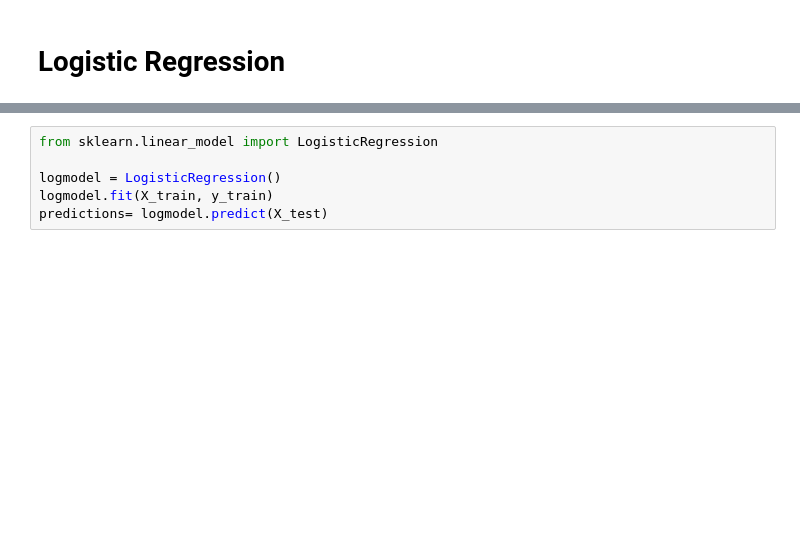
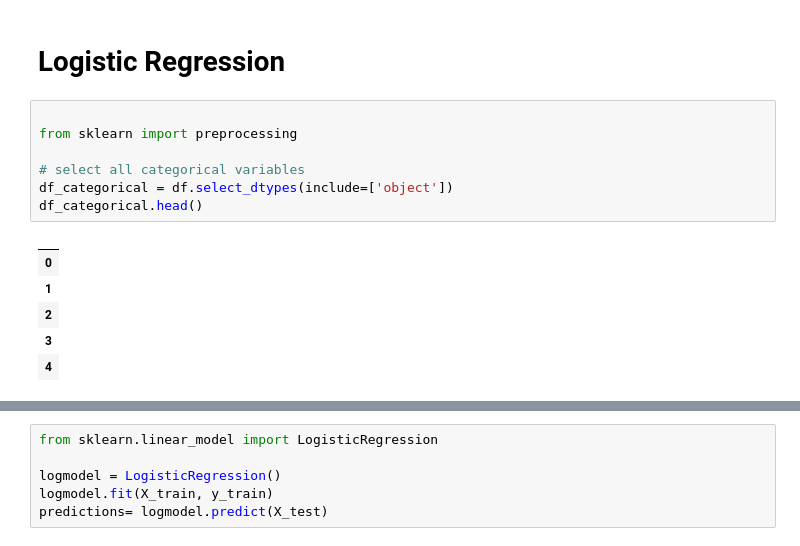
Before and after one commit to SindhujaJayakumar/AdultIncome-Prediction, a Jupyter notebook: Us_income_main.ipynb, the cells around one changed output, grey strips where cells are left out. Saved outputs shown, nothing was run; the diff lists cells and outputs as text; blank space fills up the shorter version.

```diff
--- a/Us_income_main.ipynb
+++ b/Us_income_main.ipynb
@@ -278,3 +270,17 @@ The following algorithms are applied:
 ### Desission Tree
 # %% [markdown]
 # Logistic Regression
+# %%
+
+from sklearn import preprocessing
+
+# select all categorical variables
+df_categorical = df.select_dtypes(include=['object'])
+df_categorical.head()
+# %% [output]
+|  |
+| 0 |
+| 1 |
+| 2 |
+| 3 |
+| 4 |
```
Also changed, not shown: parts of 7 cells of this notebook, 1 other file.
